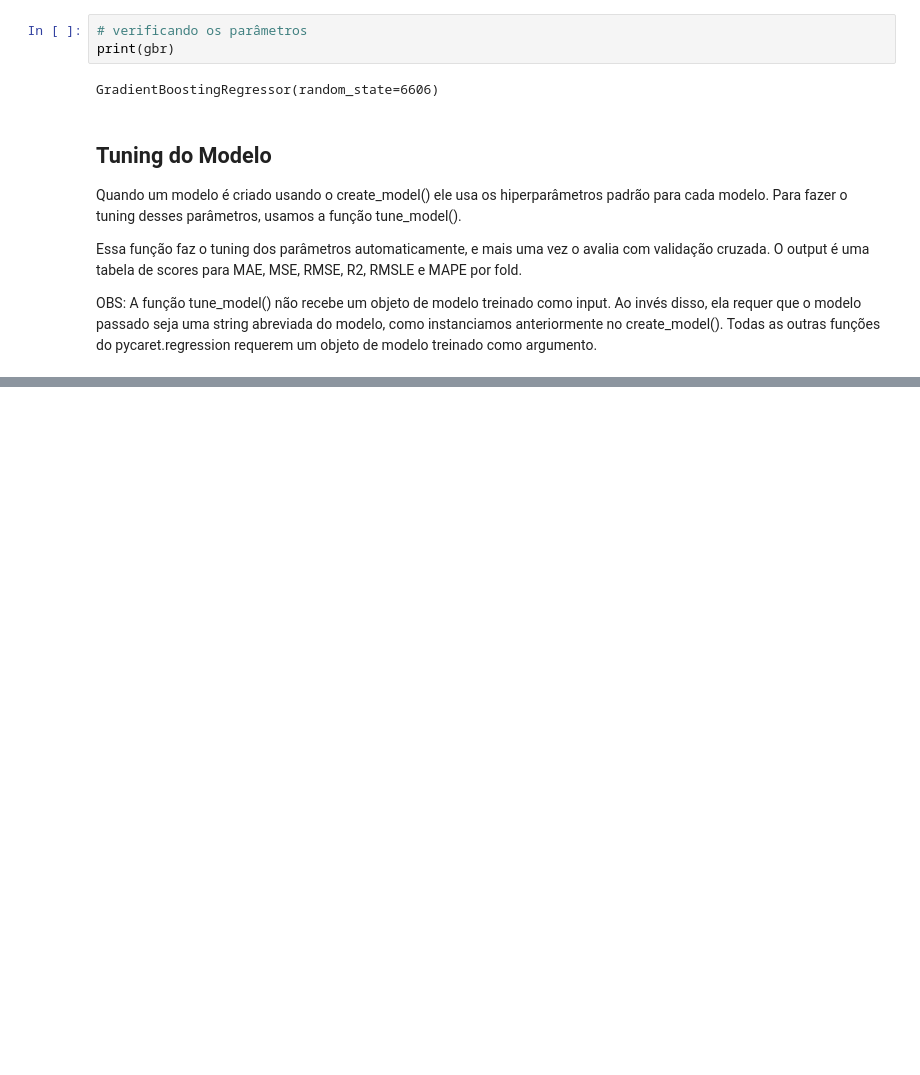
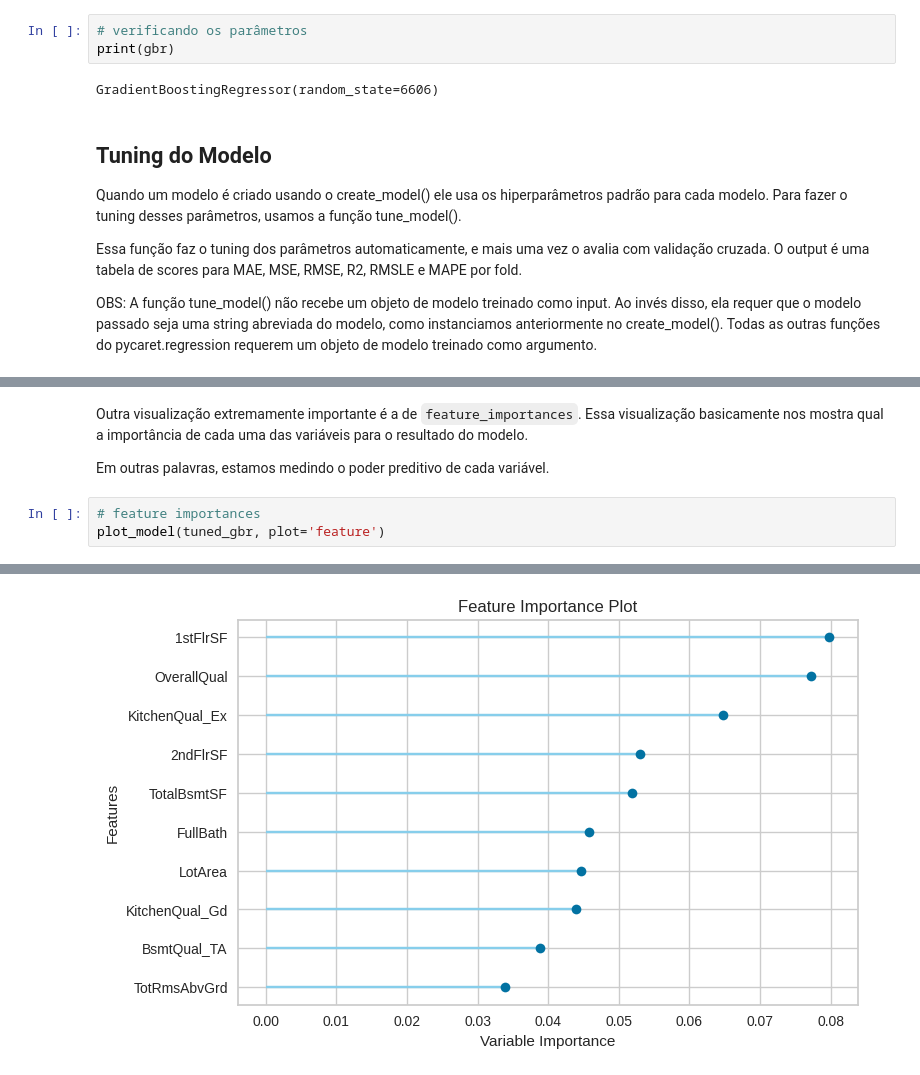
Before and after one commit to JhonnyLimachi/Sigmoidal, a Jupyter notebook: 38_Regressão_com_PyCaret.ipynb, the cells around one changed output, grey strips where cells are left out. Drawn from its saved outputs; the diff is of its cells as text; blank space fills up the shorter version.

```diff
--- a/38_Regressão_com_PyCaret.ipynb
+++ b/38_Regressão_com_PyCaret.ipynb
@@ -297,0 +334,8 @@ Fitting 10 folds for each of 10 candidates, totalling 100 fits
+# %% [markdown]
+Outra visualização extremamente importante é a de `feature_importances`. Essa visualização basicamente nos mostra qual a importância de cada uma das variáveis para o resultado do modelo.
+
+Em outras palavras, estamos medindo o poder preditivo de cada variável.
+# %%
+# feature importances
+plot_model(tuned_gbr, plot='feature')
+# %% [output]
@@ -297,0 +343 @@ Fitting 10 folds for each of 10 candidates, totalling 100 fits
+[figure, added]
```
Also changed, not shown: parts of 8 cells of this notebook.
